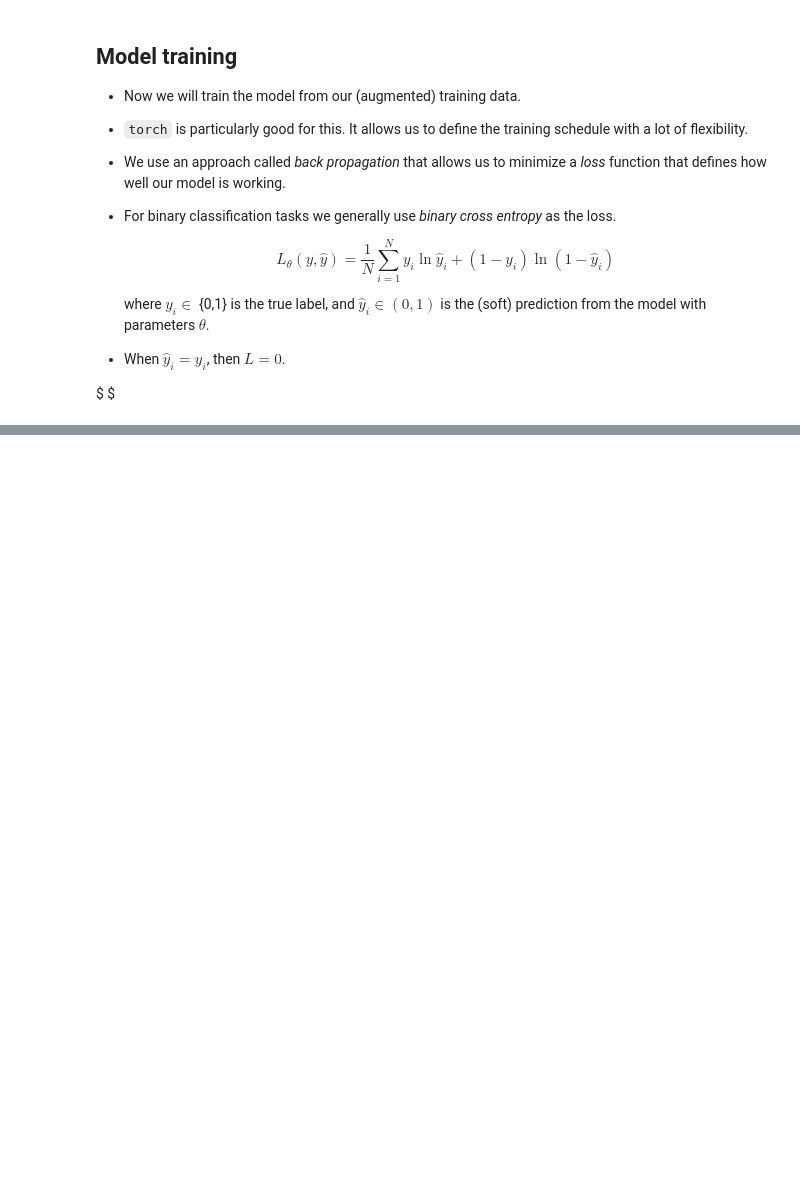
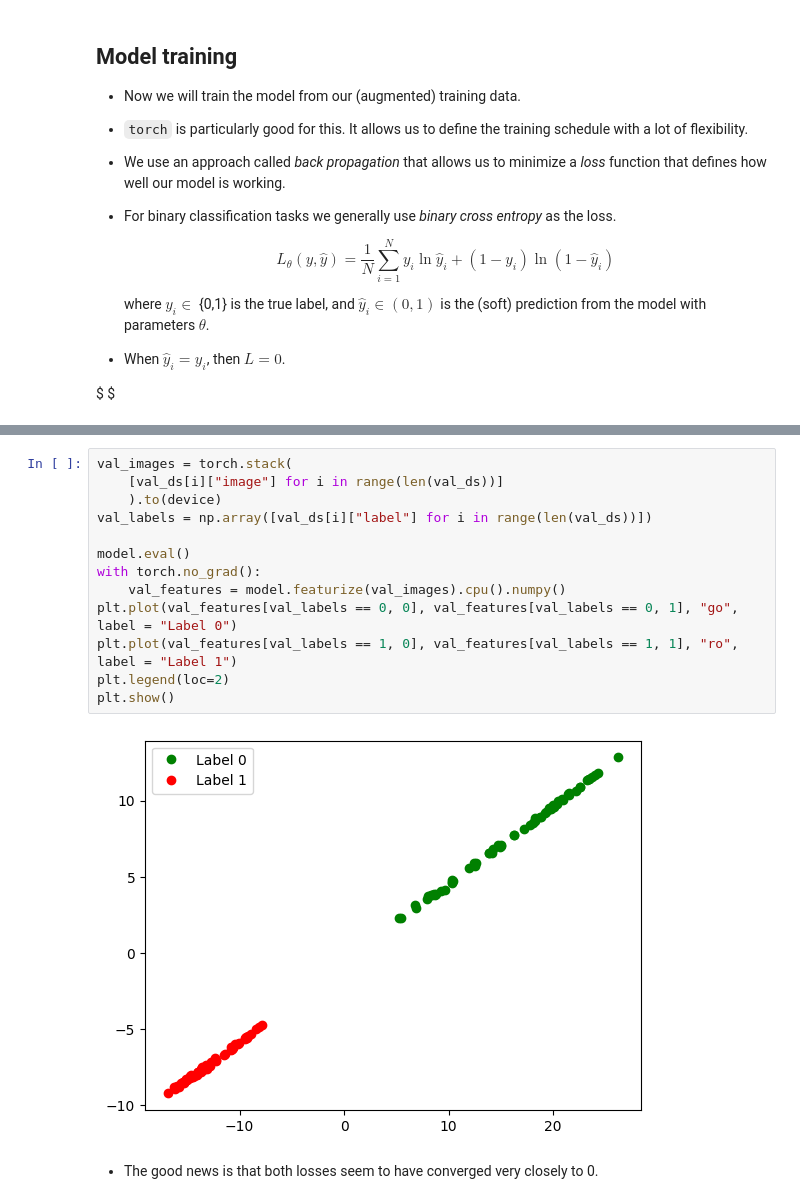
Before and after one commit to mdblackledge/theoryofimaging2, a Jupyter notebook: workshop/practical_exercises.ipynb, the cells around one changed output, grey strips where cells are left out. Saved outputs shown, nothing was run; the diff lists cells and outputs as text; blank space fills up the shorter version.

```diff
--- a/workshop/practical_exercises.ipynb
+++ b/workshop/practical_exercises.ipynb
@@ -467,0 +504,17 @@ for
+# %%
+val_images = torch.stack(
+    [val_ds[i]["image"] for i in range(len(val_ds))]
+    ).to(device)
+val_labels = np.array([val_ds[i]["label"] for i in range(len(val_ds))])
+
+model.eval()
+with torch.no_grad():
+    val_features = model.featurize(val_images).cpu().numpy()
+plt.plot(val_features[val_labels == 0, 0], val_features[val_labels == 0, 1], "go", label = "Label 0")
+plt.plot(val_features[val_labels == 1, 0], val_features[val_labels == 1, 1], "ro", label = "Label 1")
+plt.legend(loc=2)
+plt.show()
+# %% [output]
+[figure, added]
+# %% [markdown]
+ - The good news is that both losses seem to have converged very closely to 0.
```
Also changed, not shown: parts of 7 cells of this notebook.
